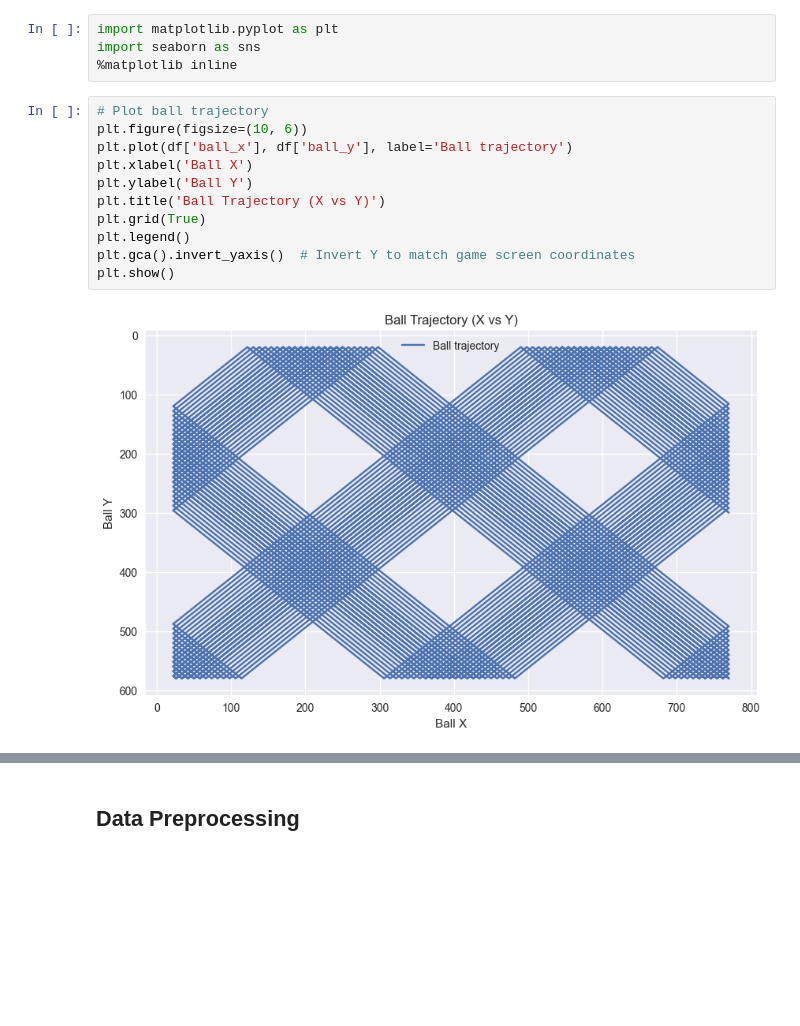
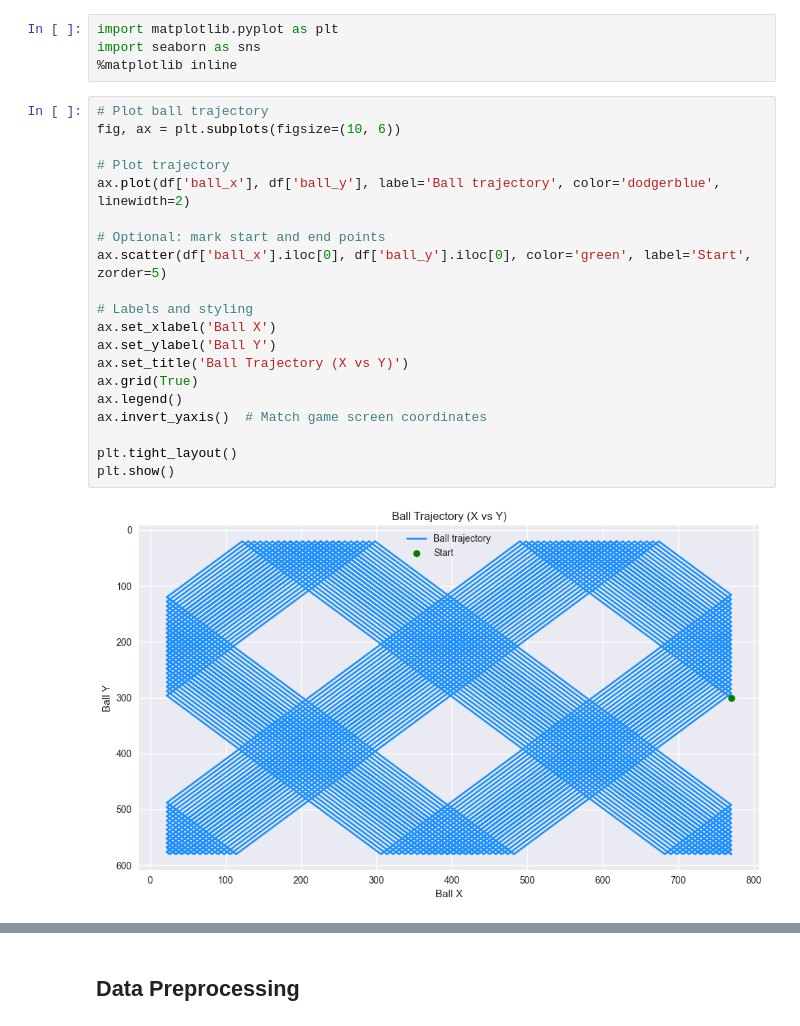
Before and after one commit to mgmytrasiewicz/pygame-pong-v2, a Jupyter notebook: ml-pong.ipynb, the cells around one changed output, grey strips where cells are left out. Cells and saved outputs as stored; diff of their text form; blank space fills up the shorter version.

Commit message:
graphs-added

```diff
--- a/ml-pong.ipynb
+++ b/ml-pong.ipynb
@@ -12,16 +14,25 @@ import seaborn as sns
 %matplotlib inline
 # %%
 # Plot ball trajectory
-plt.figure(figsize=(10, 6))
-plt.plot(df['ball_x'], df['ball_y'], label='Ball trajectory')
-plt.xlabel('Ball X')
-plt.ylabel('Ball Y')
-plt.title('Ball Trajectory (X vs Y)')
-plt.grid(True)
-plt.legend()
-plt.gca().invert_yaxis()  # Invert Y to match game screen coordinates
+fig, ax = plt.subplots(figsize=(10, 6))
+
+# Plot trajectory
+ax.plot(df['ball_x'], df['ball_y'], label='Ball trajectory', color='dodgerblue', linewidth=2)
+
+# Optional: mark start and end points
+ax.scatter(df['ball_x'].iloc[0], df['ball_y'].iloc[0], color='green', label='Start', zorder=5)
+
+# Labels and styling
+ax.set_xlabel('Ball X')
+ax.set_ylabel('Ball Y')
+ax.set_title('Ball Trajectory (X vs Y)')
+ax.grid(True)
+ax.legend()
+ax.invert_yaxis()  # Match game screen coordinates
+
+plt.tight_layout()
 plt.show()
 # %% [output]
-[figure, old version]
+[figure, new version]
 # %%
 # Plot paddle position over time
```
Also changed, not shown: parts of 11 cells of this notebook.
